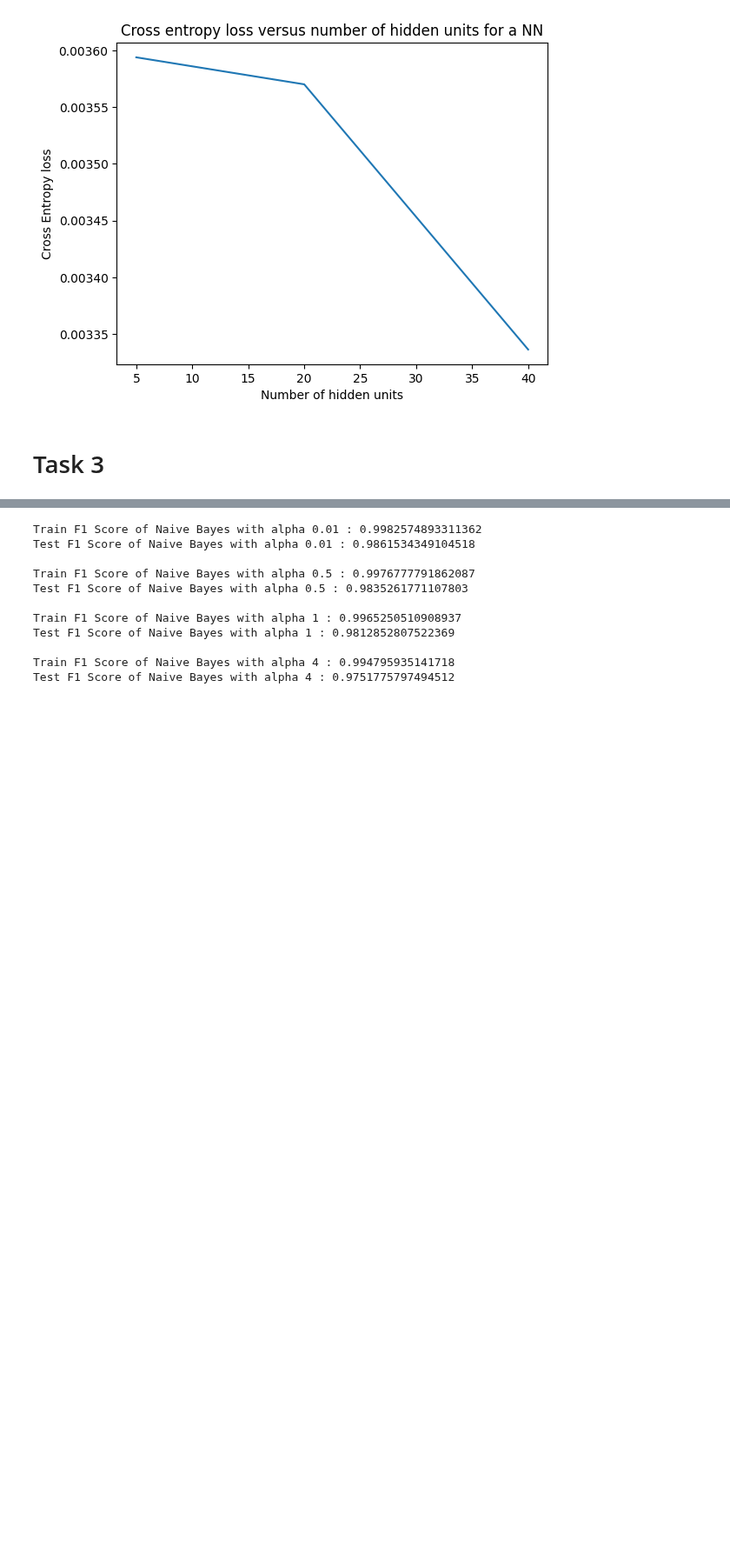
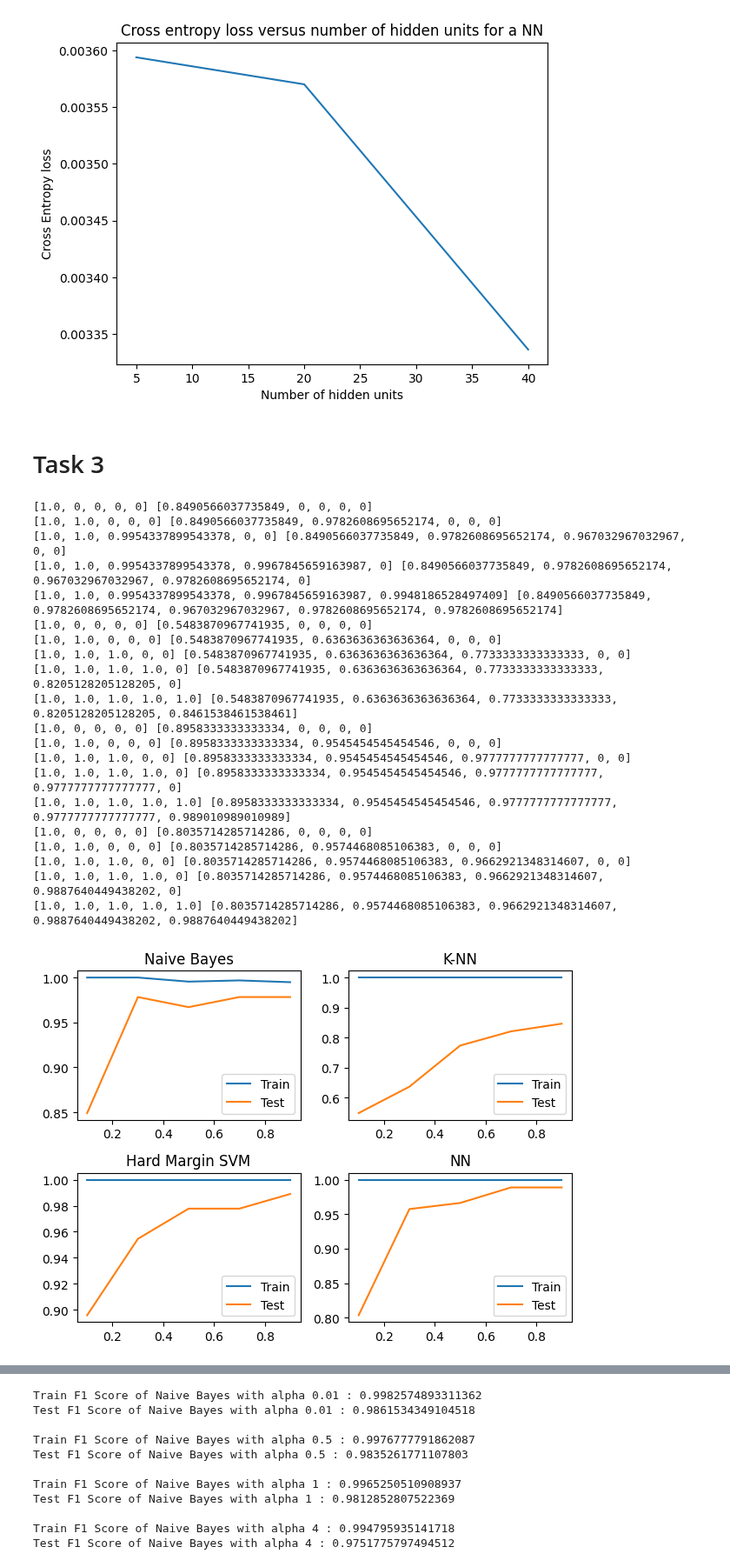
Before and after one commit to csprono/CS361-A3, a Jupyter notebook: task4.ipynb, the cells around one changed output, grey strips where cells are left out. Shown at 87% size. Cells and saved outputs as stored; diff of their text form; code cells hidden in the pictures; blank space fills up the shorter version.

```diff
--- a/task4.ipynb
+++ b/task4.ipynb
@@ -253,21 +246,17 @@ nn = MLPClassifier(
     max_iter=100
 )
 for i, hidden_units in enumerate(hidden_units_list):
-    nn.set_params(hidden_layer_sizes = hidden_units)
+    nn.set_params(hidden_layer_sizes = hidden_units, max_iter = 1)
     # Set up a dummy fit to change the weights
     nn.fit([[0]], [1])
     # Create our initial weights:
+    nn.set_params(max_iter = 100)
     nn.coefs_ = [np.array([random.uniform(0,0.1) for _ in range(hidden_units)]) for k in range(2)]
     nn.intercepts_ = [random.uniform(0,0.1) for _ in range(2)]
 
     nn.fit(x_train, y_train)
     cross_entropy_losses[i] = log_loss(y_train, nn.predict_proba(x_train), normalize=True)
 
-print(cross_entropy_losses)
-print(hidden_units_list)
-
-
-
 plt.plot(hidden_units_list, cross_entropy_losses)
 plt.xlabel("Number of hidden units")
 plt.ylabel("Cross Entropy loss")
@@ -281,19 +270,52 @@ Text(0.5, 1.0, 'Cross entropy loss versus number of hidden units for a NN')
 # Task 3
 # %%
 # part a
-import math
-def plot_f1score_against_train_size(model, m_array = [0.1, 0.3, 0.5, 0.7, 0.9], train=True):
+def plot_f1score_against_train_size(model, m_array = [0.1, 0.3, 0.5, 0.7, 0.9]):
     x_train_size = x_train.shape[0]
-    # Naive Bayes
-    naive_bayes_train_acc = [0]*len(m_array)
-    naive_bayes_test_acc = [0]*len(m_array)
+    train_accuracy, test_accuracy = [0]*len(m_array), [0]*len(m_array)
     for i, m in enumerate(m_array):
         iter_size = round(m*x_train_size)
-        model.fit(x_train[0:iter_size], y_train[0:iter_size])
-        naive_bayes_train_acc[i] = f1_score(y_train, model.predict(x_train))
-        naive_bayes_test_acc[i] = f1_score(y_test, model.predict(x_test))
-    if train:
-        plt.plot(m_array, naive_bayes_train_acc)
-    else:
-        plt.plot(m_array, naive_bayes_test_acc)
+        model.fit(x_train.head(iter_size), y_train[:iter_size])
+        train_accuracy[i] = f1_score(y_train[:iter_size], model.predict(x_train.head(iter_size)))
+        test_accuracy[i] = f1_score(y_test, model.predict(x_test))
+        print(train_accuracy, test_accuracy)
+    plt.plot(m_array, train_accuracy)
+    plt.plot(m_array, test_accuracy)
+    plt.legend(['Train', 'Test'])
+# %%
+plt.subplot(2,2,1)
+plot_f1score_against_train_size(MultinomialNB())
+plt.title("Naive Bayes")
+plt.subplot(2,2,2)
+plot_f1score_against_train_size(KNeighborsClassifier(n_neighbors=1, metric='minkowski', p=2))
+plt.title("K-NN")
+plt.subplot(2,2,3)
+plot_f1score_against_train_size(SVC(kernel='rbf', C=10**10))
+plt.title("Hard Margin SVM")
+plt.subplot(2,2,4)
+plot_f1score_against_train_size(MLPClassifier(learning_rate='constant', learning_rate_init=0.01, max_iter=100))
+plt.title("NN")
+plt.tight_layout()
+# %% [output]
+[1.0, 0, 0, 0, 0] [0.8490566037735849, 0, 0, 0, 0]
+[1.0, 1.0, 0, 0, 0] [0.8490566037735849, 0.9782608695652174, 0, 0, 0]
+[1.0, 1.0, 0.9954337899543378, 0, 0] [0.8490566037735849, 0.9782608695652174, 0.967032967032967, 0, 0]
+[1.0, 1.0, 0.9954337899543378, 0.9967845659163987, 0] [0.8490566037735849, 0.9782608695652174, 0.967032967032967, 0.9782608695652174, 0]
+[1.0, 1.0, 0.9954337899543378, 0.9967845659163987, 0.9948186528497409] [0.8490566037735849, 0.9782608695652174, 0.967032967032967, 0.9782608695652174, 0.9782608695652174]
+[1.0, 0, 0, 0, 0] [0.5483870967741935, 0, 0, 0, 0]
+[1.0, 1.0, 0, 0, 0] [0.5483870967741935, 0.6363636363636364, 0, 0, 0]
+[1.0, 1.0, 1.0, 0, 0] [0.5483870967741935, 0.6363636363636364, 0.7733333333333333, 0, 0]
+[1.0, 1.0, 1.0, 1.0, 0] [0.5483870967741935, 0.6363636363636364, 0.7733333333333333, 0.8205128205128205, 0]
+[1.0, 1.0, 1.0, 1.0, 1.0] [0.5483870967741935, 0.6363636363636364, 0.7733333333333333, 0.8205128205128205, 0.8461538461538461]
+[1.0, 0, 0, 0, 0] [0.8958333333333334, 0, 0, 0, 0]
+[1.0, 1.0, 0, 0, 0] [0.8958333333333334, 0.9545454545454546, 0, 0, 0]
+[1.0, 1.0, 1.0, 0, 0] [0.8958333333333334, 0.9545454545454546, 0.9777777777777777, 0, 0]
+[1.0, 1.0, 1.0, 1.0, 0] [0.8958333333333334, 0.9545454545454546, 0.9777777777777777, 0.9777777777777777, 0]
+[1.0, 1.0, 1.0, 1.0, 1.0] [0.8958333333333334, 0.9545454545454546, 0.9777777777777777, 0.9777777777777777, 0.989010989010989]
+[1.0, 0, 0, 0, 0] [0.8035714285714286, 0, 0, 0, 0]
+[1.0, 1.0, 0, 0, 0] [0.8035714285714286, 0.9574468085106383, 0, 0, 0]
+[1.0, 1.0, 1.0, 0, 0] [0.8035714285714286, 0.9574468085106383, 0.9662921348314607, 0, 0]
+[1.0, 1.0, 1.0, 1.0, 0] [0.8035714285714286, 0.9574468085106383, 0.9662921348314607, 0.9887640449438202, 0]
+[1.0, 1.0, 1.0, 1.0, 1.0] [0.8035714285714286, 0.9574468085106383, 0.9662921348314607, 0.9887640449438202, 0.9887640449438202]
+[figure, added]
 # %%
```
Also changed, not shown: parts of 7 cells of this notebook.
